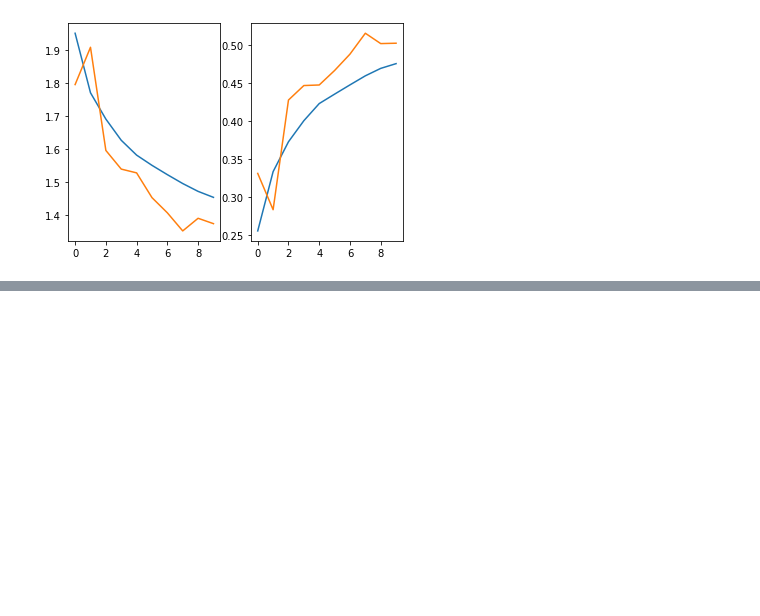
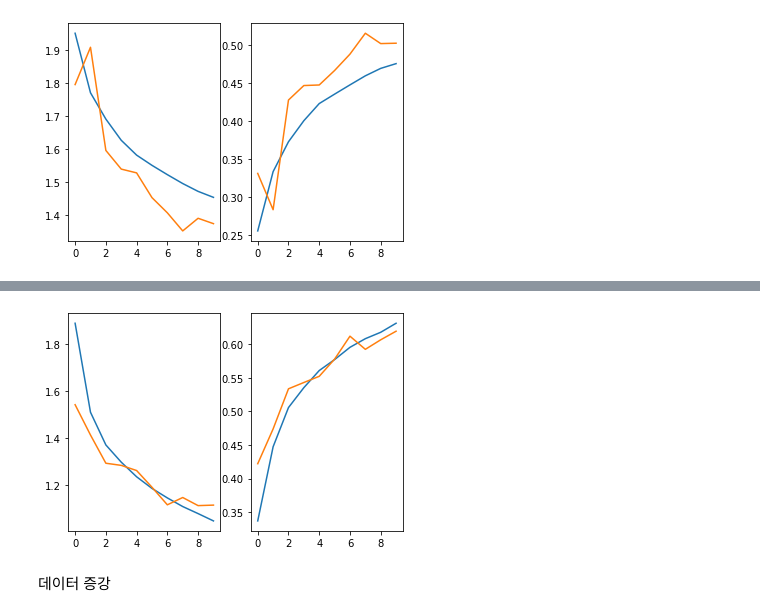
Before and after one commit to chi-hun/chi-hun, a Jupyter notebook: datasetmake(image).ipynb, the cells around one changed output, grey strips where cells are left out. Drawn from its saved outputs; the diff is of its cells as text; code cells hidden in the pictures; blank space fills up the shorter version.

```diff
--- a/datasetmake(image).ipynb
+++ b/datasetmake(image).ipynb
@@ -306,0 +316,16 @@ plt.show()
+# %%
+image_size = 30
+train_ds = tf.keras.utils.image_dataset_from_directory(train_path, # 폴더별로 나눠저 있는 폴더 위치
+                                                       image_size = (image_size, image_size),
+                                                       shuffle = True, # 훈련 데이터, 검증 데이터만 셔플
+                                                       batch_size = 32,
+                                                       seed = 42, # shfuffle시 필수
+                                                       subset = 'training',# 훈련 데이터
+                                                       validation_split = 0.1) # 검증 데이터 비율
+validation_ds = tf.keras.utils.image_dataset_from_directory(train_path,
+                                                       image_size = (image_size, image_size),
+                                                       shuffle = True,
+                                                       batch_size = 32,
+                                                       seed = 42,
+                                                       subset = 'validation', # 검증 데이터
+                                                       validation_split = 0.1)
@@ -306,0 +344,11 @@ plt.show()
+# %%
+inputs = layers.Input(shape=(30,30,3))
+x = layers.Conv2D(32, 3, activation='relu')(inputs)
+x = layers.MaxPool2D()(x)
+x = layers.Conv2D(64, 3, activation='relu')(x)
+x = layers.MaxPool2D()(x)
+x = layers.GlobalAvgPool2D()(x)
+x = layers.Dense(64,activation='relu')(x)
+outputs = layers.Dense(10,activation='softmax')(x)
+model = tf.keras.Model(inputs, outputs)
+model.summary()
@@ -306,0 +373,4 @@ plt.show()
+# %%
+model.compile(optimizer='adam', loss=tf.keras.losses.SparseCategoricalCrossentropy(), metrics=['accuracy'])
+# %%
+his = model.fit(train_ds, epochs=10, validation_data=validation_ds)
@@ -306,0 +398,12 @@ plt.show()
+# %%
+plt.subplot(1,2,1)
+plt.plot(his.history['loss'])
+plt.plot(his.history['val_loss'])
+plt.subplot(1,2,2)
+plt.plot(his.history['accuracy'])
+plt.plot(his.history['val_accuracy'])
+plt.show()
+# %% [output]
+[figure, added]
+# %% [markdown]
+데이터 증강
```
Also changed, not shown: parts of 42 cells of this notebook.
